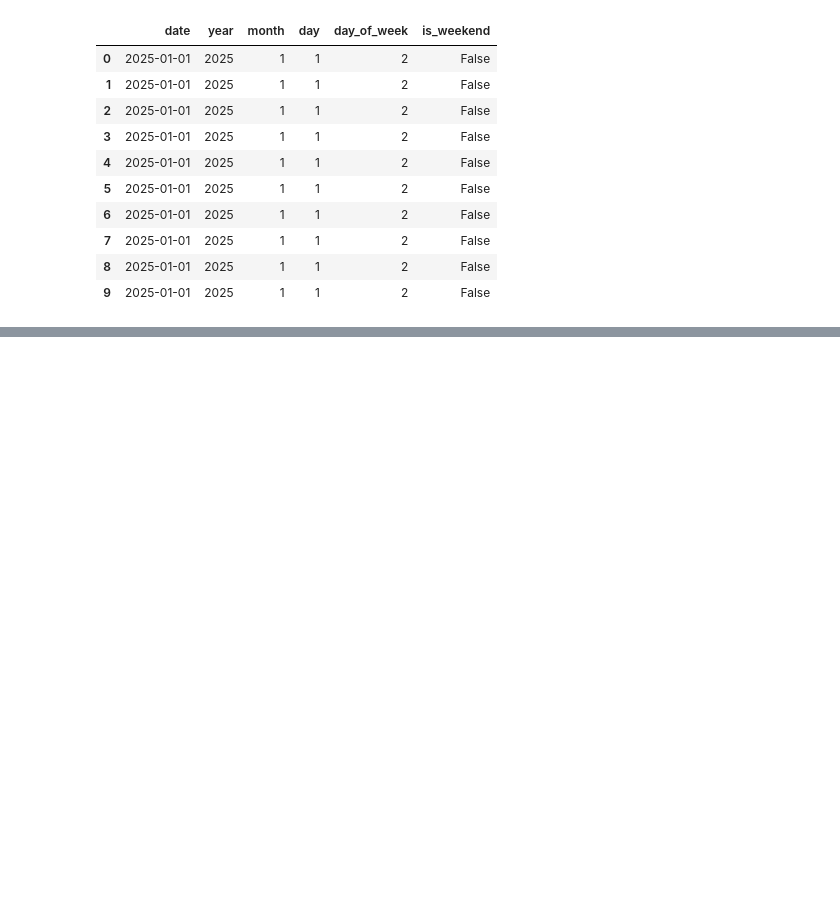
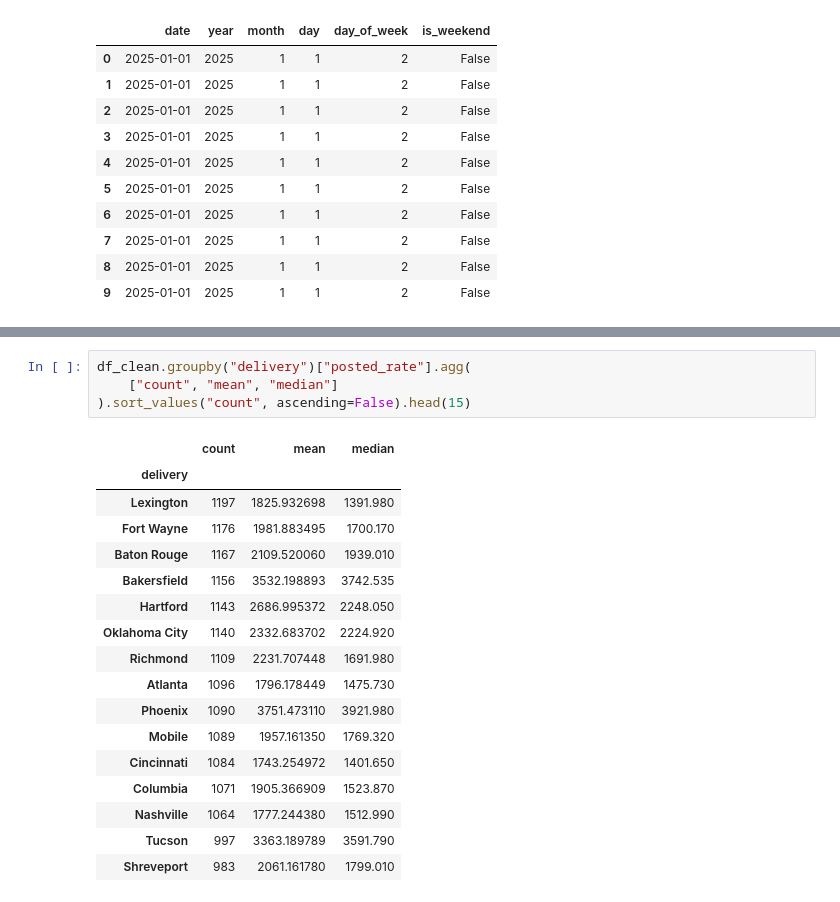
Before and after one commit to shanecoutinho/spotter-freight-rate, a Jupyter notebook: notebooks/01_exploratory_data_analysis.ipynb, the cells around one changed output, grey strips where cells are left out. Drawn from its saved outputs; the diff is of its cells as text; blank space fills up the shorter version.

```diff
--- a/notebooks/01_exploratory_data_analysis.ipynb
+++ b/notebooks/01_exploratory_data_analysis.ipynb
@@ -890,0 +1012,22 @@ df_clean[
+# %%
+df_clean.groupby("delivery")["posted_rate"].agg(
+    ["count", "mean", "median"]
+).sort_values("count", ascending=False).head(15)
+# %% [output]
+|  | count | mean | median |
+| delivery |  |  |  |
+| Lexington | 1197 | 1825.932698 | 1391.980 |
+| Fort Wayne | 1176 | 1981.883495 | 1700.170 |
+| Baton Rouge | 1167 | 2109.520060 | 1939.010 |
+| Bakersfield | 1156 | 3532.198893 | 3742.535 |
+| Hartford | 1143 | 2686.995372 | 2248.050 |
+| Oklahoma City | 1140 | 2332.683702 | 2224.920 |
+| Richmond | 1109 | 2231.707448 | 1691.980 |
+| Atlanta | 1096 | 1796.178449 | 1475.730 |
+| Phoenix | 1090 | 3751.473110 | 3921.980 |
+| Mobile | 1089 | 1957.161350 | 1769.320 |
+| Cincinnati | 1084 | 1743.254972 | 1401.650 |
+| Columbia | 1071 | 1905.366909 | 1523.870 |
+| Nashville | 1064 | 1777.244380 | 1512.990 |
+| Tucson | 997 | 3363.189789 | 3591.790 |
+| Shreveport | 983 | 2061.161780 | 1799.010 |
```
Also changed, not shown: parts of 8 cells of this notebook.
